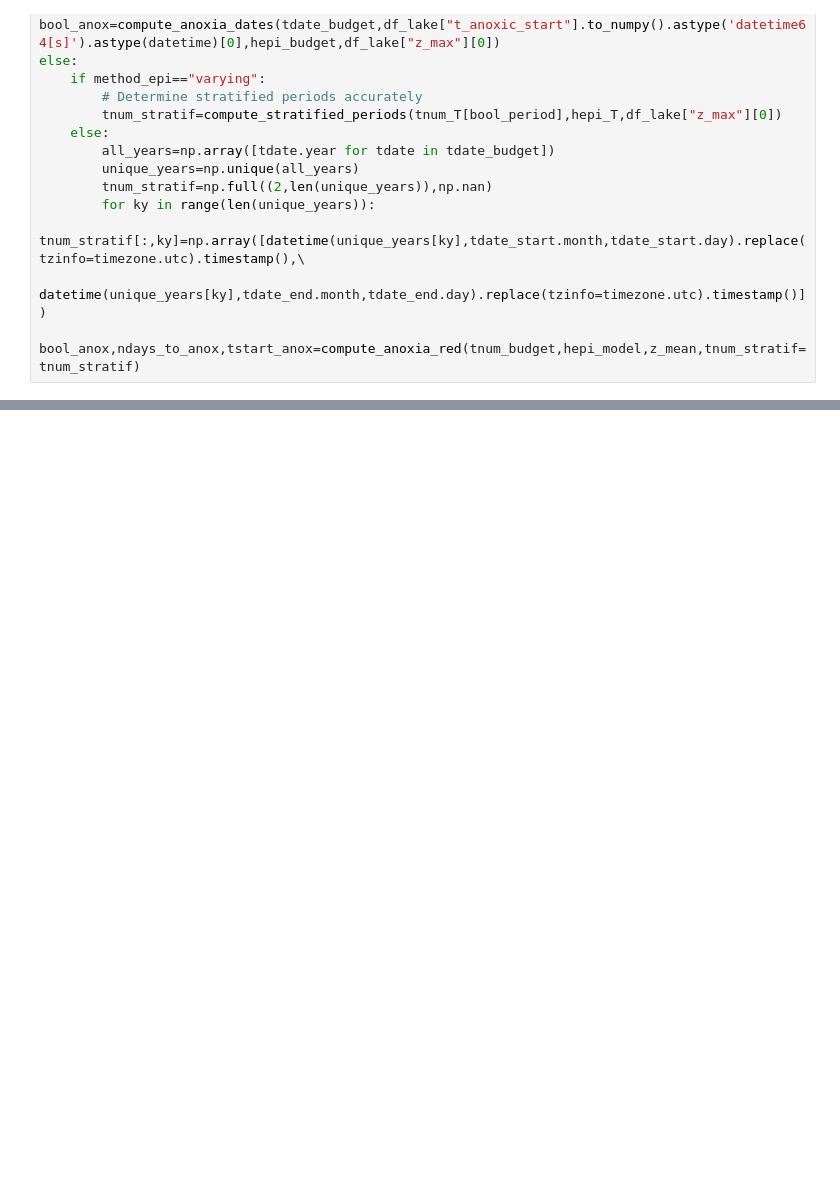
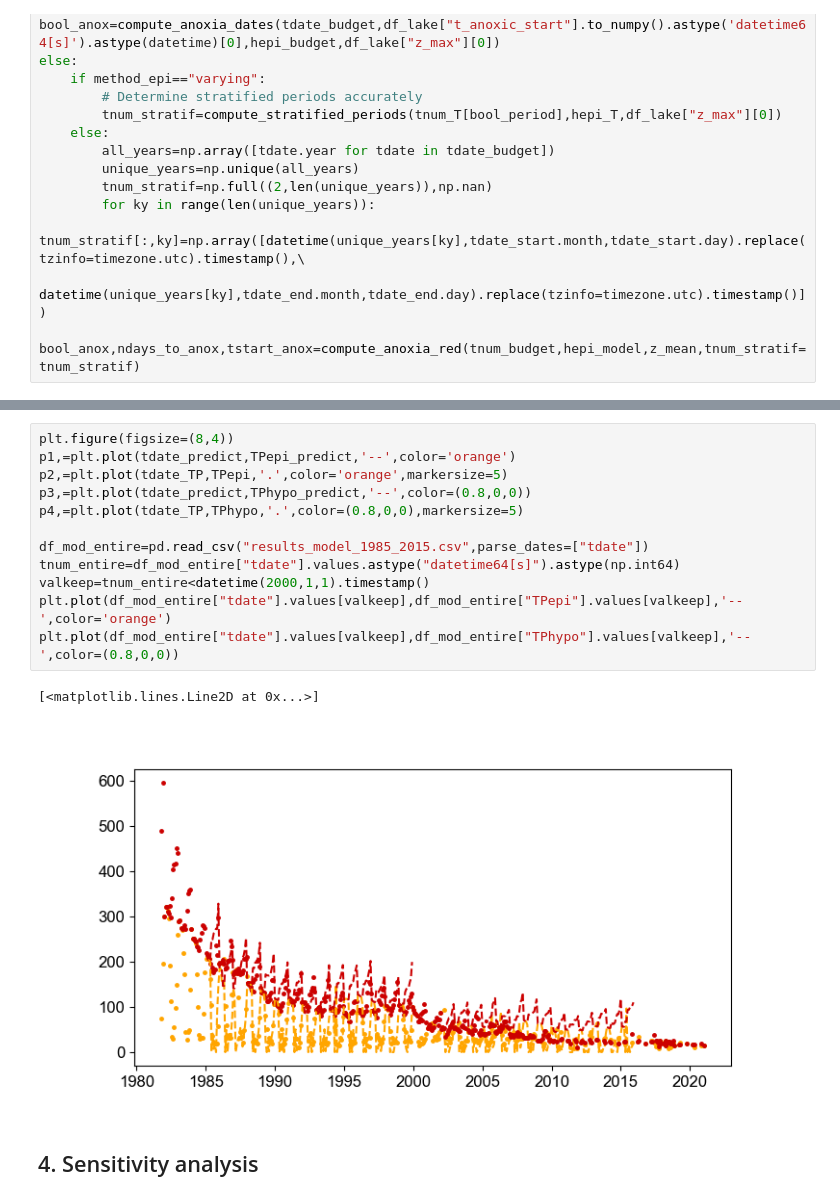
Before and after one commit to tdoda/phosphorus_model, a Jupyter notebook: Scripts/predictive_model.ipynb, the cells around one changed output, grey strips where cells are left out. Drawn from its saved outputs; the diff is of its cells as text; blank space fills up the shorter version.

```diff
--- a/Scripts/predictive_model.ipynb
+++ b/Scripts/predictive_model.ipynb
@@ -306,0 +456,17 @@ if savefig_bool:
+# %%
+plt.figure(figsize=(8,4))
+p1,=plt.plot(tdate_predict,TPepi_predict,'--',color='orange')
+p2,=plt.plot(tdate_TP,TPepi,'.',color='orange',markersize=5)
+p3,=plt.plot(tdate_predict,TPhypo_predict,'--',color=(0.8,0,0))
+p4,=plt.plot(tdate_TP,TPhypo,'.',color=(0.8,0,0),markersize=5)
+
+df_mod_entire=pd.read_csv("results_model_1985_2015.csv",parse_dates=["tdate"])
+tnum_entire=df_mod_entire["tdate"].values.astype("datetime64[s]").astype(np.int64)
+valkeep=tnum_entire<datetime(2000,1,1).timestamp()
+plt.plot(df_mod_entire["tdate"].values[valkeep],df_mod_entire["TPepi"].values[valkeep],'--',color='orange')
+plt.plot(df_mod_entire["tdate"].values[valkeep],df_mod_entire["TPhypo"].values[valkeep],'--',color=(0.8,0,0))
+# %% [output]
+[<matplotlib.lines.Line2D at 0x...>]
+[figure, added]
+# %% [markdown]
+## 4. Sensitivity analysis
```
Also changed, not shown: parts of 22 cells of this notebook, 4 other files.
